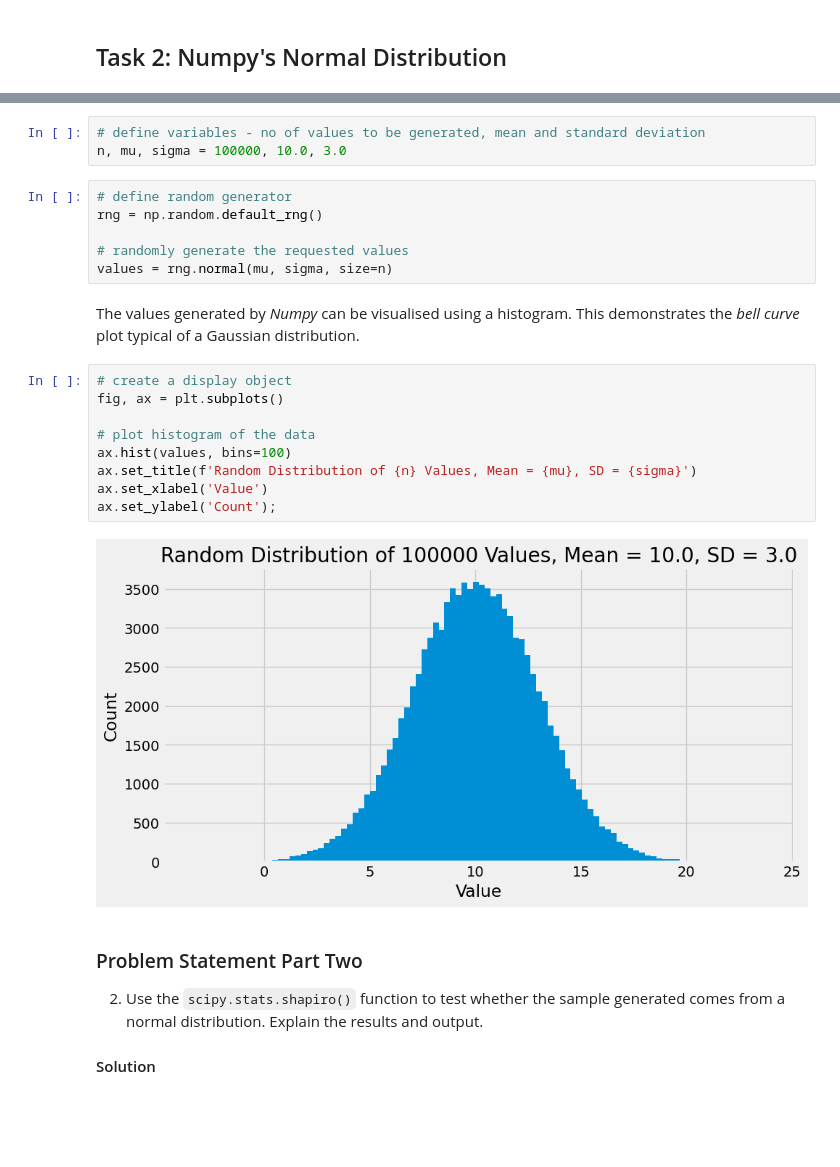
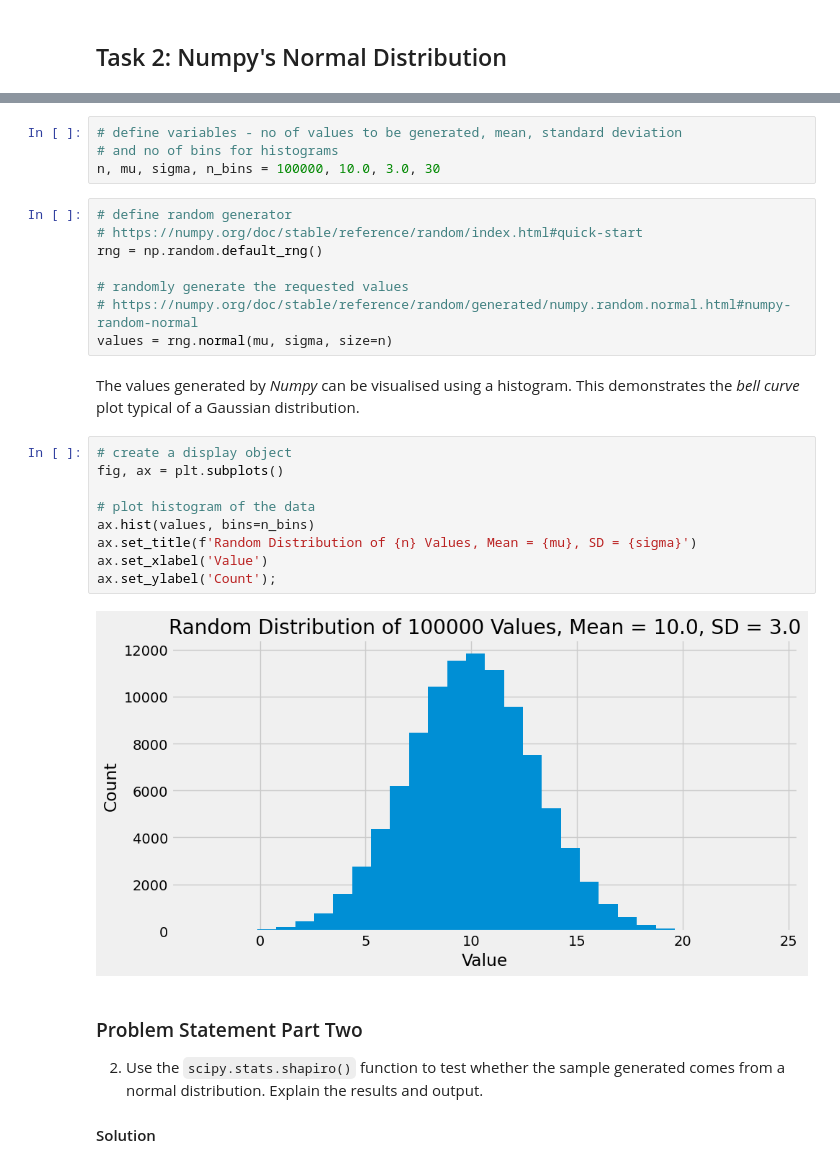
Before and after one commit to humphs078/applied_statistics, a Jupyter notebook: tasks.ipynb, the cells around one changed output, grey strips where cells are left out. Saved outputs shown, nothing was run; the diff lists cells and outputs as text; blank space fills up the shorter version.

```diff
--- a/tasks.ipynb
+++ b/tasks.ipynb
@@ -344,27 +344,30 @@ The code in the solution below is based on code from
 
 2. [https://realpython.com/numpy-random-normal/](https://realpython.com/numpy-random-normal/), accessed 21 Oct. 2024.
 # %%
-# define variables - no of values to be generated, mean and standard deviation
-n, mu, sigma = 100000, 10.0, 3.0
+# define variables - no of values to be generated, mean, standard deviation
+# and no of bins for histograms
+n, mu, sigma, n_bins = 100000, 10.0, 3.0, 30
 # %%
 # define random generator
+# https://numpy.org/doc/stable/reference/random/index.html#quick-start
 rng = np.random.default_rng()
 
 # randomly generate the requested values
+# https://numpy.org/doc/stable/reference/random/generated/numpy.random.normal.html#numpy-random-normal
 values = rng.normal(mu, sigma, size=n)
 # %% [markdown]
 The values generated by *Numpy* can be visualised using a histogram. This demonstrates the *bell curve* plot typical of a Gaussian distribution.
 # %%
 # create a display object
 fig, ax = plt.subplots()
 
 # plot histogram of the data
-ax.hist(values, bins=100)
+ax.hist(values, bins=n_bins)
 ax.set_title(f'Random Distribution of {n} Values, Mean = {mu}, SD = {sigma}')
 ax.set_xlabel('Value')
 ax.set_ylabel('Count');
 # %% [output]
-[figure, old version]
+[figure, new version]
 # %% [markdown]
 ### Problem Statement Part Two
 
```
Also changed, not shown: parts of 12 cells of this notebook, 1 other file.
